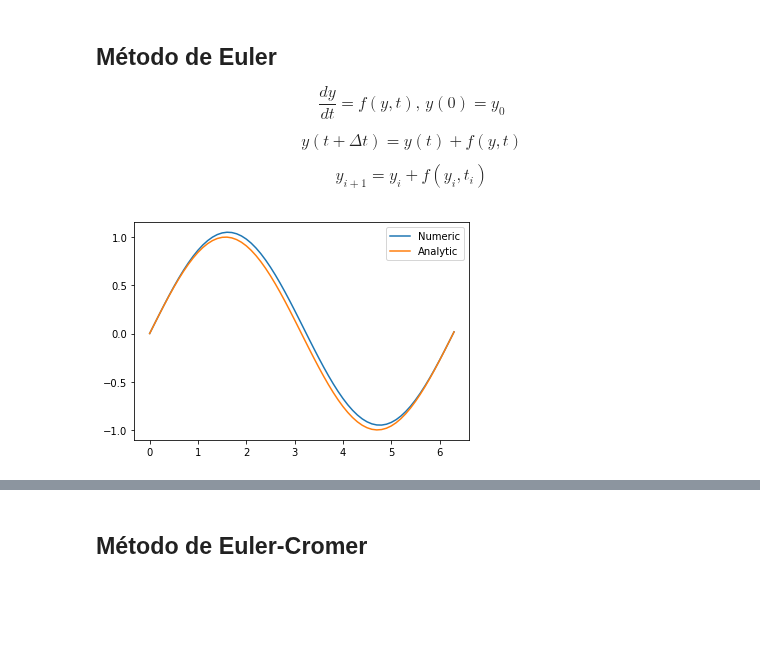
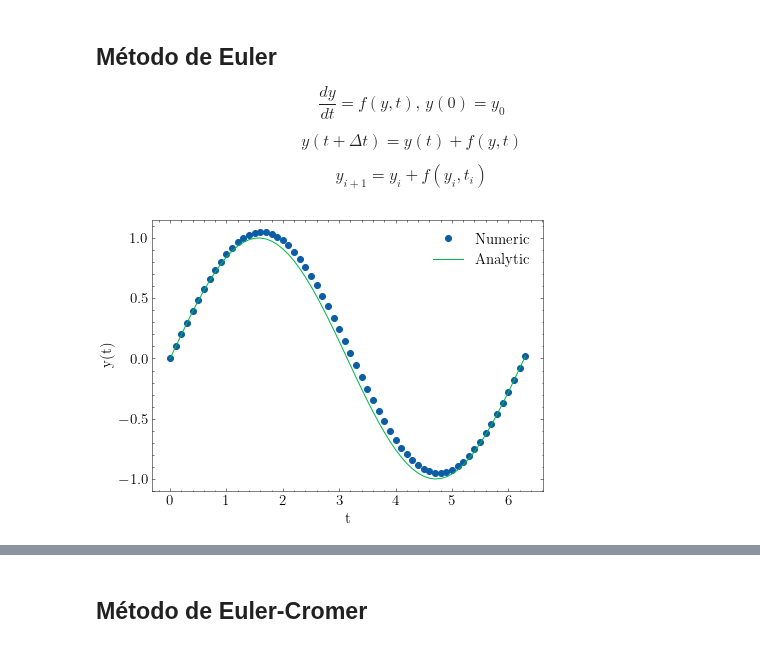
Before and after one commit to franklinzppa/fisica-computacional, a Jupyter notebook: week1.ipynb, the cells around one changed output, grey strips where cells are left out. Drawn from its saved outputs; the diff is of its cells as text; code cells hidden in the pictures; blank space fills up the shorter version.

```diff
--- a/week1.ipynb
+++ b/week1.ipynb
@@ -4,3 +1,15 @@ import matplotlib.pyplot as plt
+# %%
+# Bibliotecas
+
+import numpy as np
+import matplotlib.pyplot as plt
+
+# Plotting style
+
+plt.style.use('science')
+plt.rcParams['figure.figsize'] = (7,5)
+plt.rcParams['font.size'] = 15
+plt.rcParams['text.usetex'] = True
 # %% [markdown]
 ## Método de Euler
 
@@ -12,21 +21,23 @@ $$y_{i+1} = y_{i} + f(y_{i}, t_{i})$$
 # %%
 # Método de Euler
 
 dt = 0.1
 t = np.arange(0, 2*np.pi + dt, dt)
 N = len(t)
 y = np.zeros(N)
 y[0] = 0
 
 def f(t):
     return np.cos(t)
 
 for i in range(N-1):
     y[i+1] = y[i] + f(t[i])*dt
 
-plt.plot(t, y, label="Numeric")
+plt.plot(t, y, marker='o', linestyle='', label="Numeric")
 plt.plot(t, np.sin(t), label="Analytic")
+plt.xlabel('t')
+plt.ylabel('y(t)')
 plt.legend()
 plt.show()
 # %% [output]
-[figure, old version]
+[figure, new version]
```
Also changed, not shown: parts of 7 cells of this notebook.
